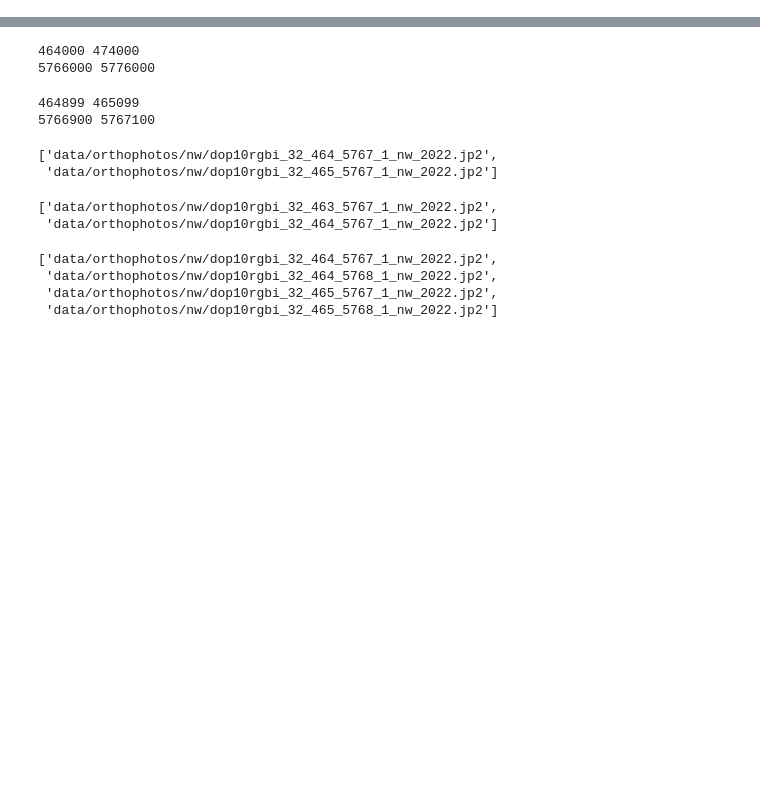
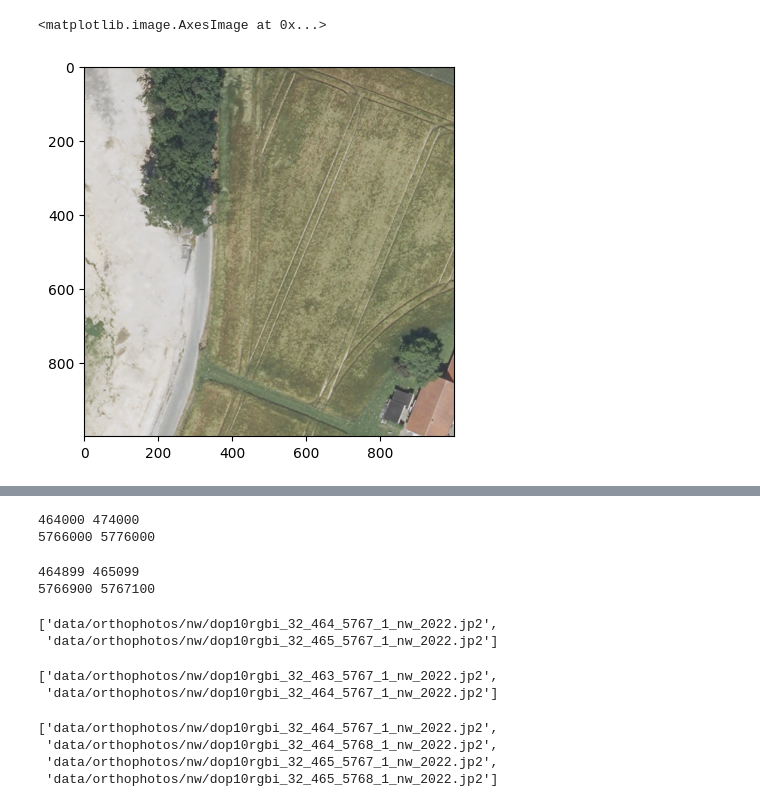
Before and after one commit to krispypancakes/OrthoStitch, a Jupyter notebook: baseline.ipynb, the cells around one changed output, grey strips where cells are left out. Saved outputs shown, nothing was run; the diff lists cells and outputs as text; code cells hidden in the pictures; blank space fills up the shorter version.

```diff
--- a/baseline.ipynb
+++ b/baseline.ipynb
@@ -128,0 +183,5 @@ NameError: name 'x_range_min' is not defined
+# %%
+plt.imshow(_map[500:1500, 500:1500])
+# %% [output]
+<matplotlib.image.AxesImage at 0x...>
+[figure, added]
```
Also changed, not shown: parts of 25 cells of this notebook.
